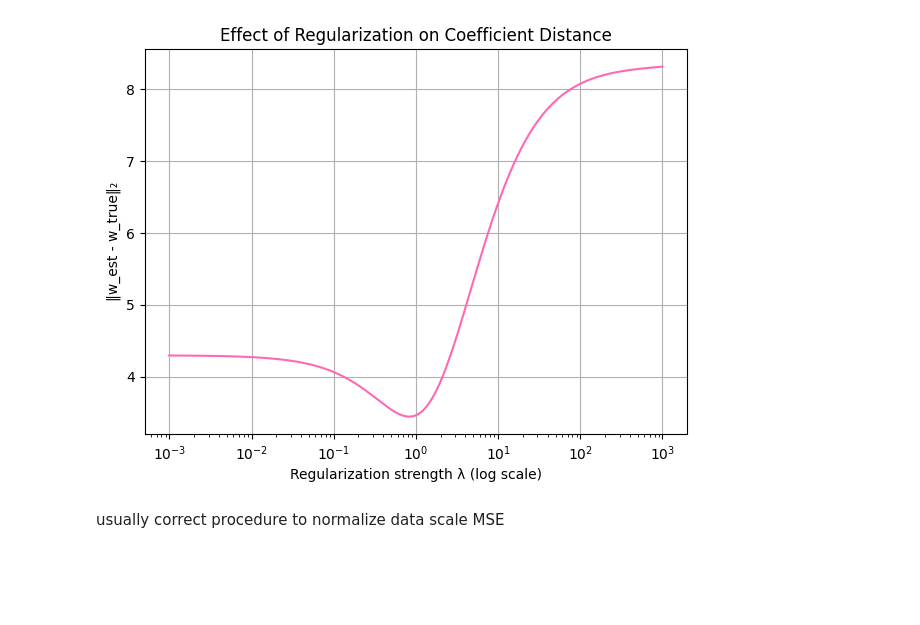
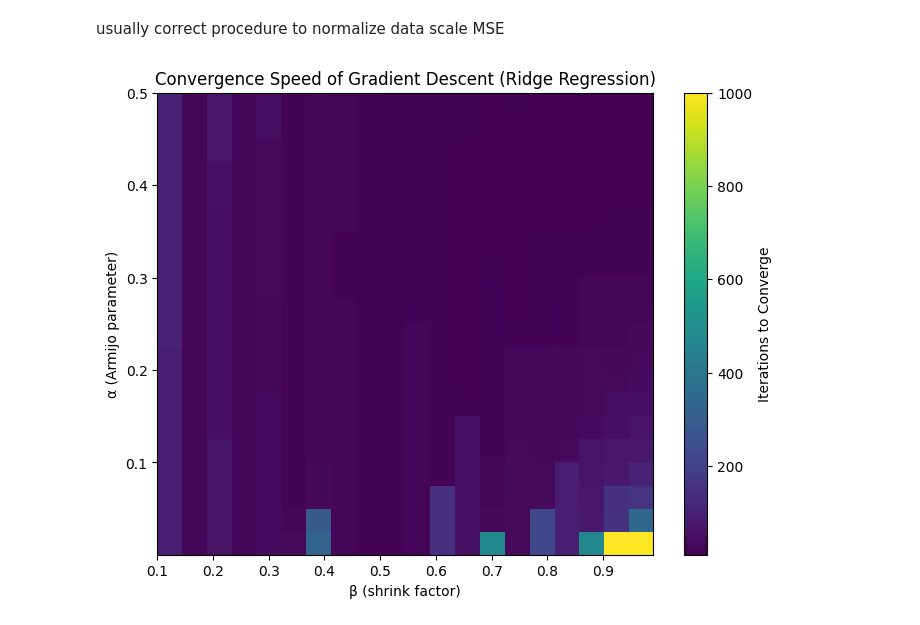
Before and after one commit to sophia1kucan/Projects, a Jupyter notebook: notebooks/Opt/CW1.ipynb, the cells around one changed output. Drawn from its saved outputs; the diff is of its cells as text; code cells hidden in the pictures; blank space fills up the shorter version.

```diff
--- a/notebooks/Opt/CW1.ipynb
+++ b/notebooks/Opt/CW1.ipynb
@@ -95,19 +55,0 @@ plt.show()
-# %%
-lambdas = np.logspace(-3, 3, 1000)  # λ values from 0.001 to 1000
-distances = []
-
-for lam in lambdas:
-    w_est = ridge_closed_form(X_train, y_train, lam)
-    dist = np.linalg.norm(w_est - w_true)  # Euclidean (L2) distance
-    distances.append(dist)
-
-# --- Plot ---
-plt.figure(figsize=(7,5))
-plt.semilogx(lambdas, distances,  color='hotpink')
-plt.xlabel('Regularization strength λ (log scale)')
-plt.ylabel('‖w_est - w_true‖₂')
-plt.title('Effect of Regularization on Coefficient Distance')
-plt.grid(True)
-plt.show()
-# %% [output]
-[figure, removed]
@@ -115,3 +104,16 @@ plt.show()
 usually correct procedure to normalize data
 scale
 MSE
+# %%
+plt.figure(figsize=(8,6))
+plt.imshow(heatmap, origin='lower',
+           extent=[beta_vals[0], beta_vals[-1],
+                   alpha_vals[0], alpha_vals[-1]],
+           aspect='auto')
+plt.colorbar(label='Iterations to Converge')
+plt.xlabel('β (shrink factor)')
+plt.ylabel('α (Armijo parameter)')
+plt.title('Convergence Speed of Gradient Descent (Ridge Regression)')
+plt.show()
+# %% [output]
+[figure, added]
```
Also changed, not shown: parts of 26 cells of this notebook, 41 other files.
